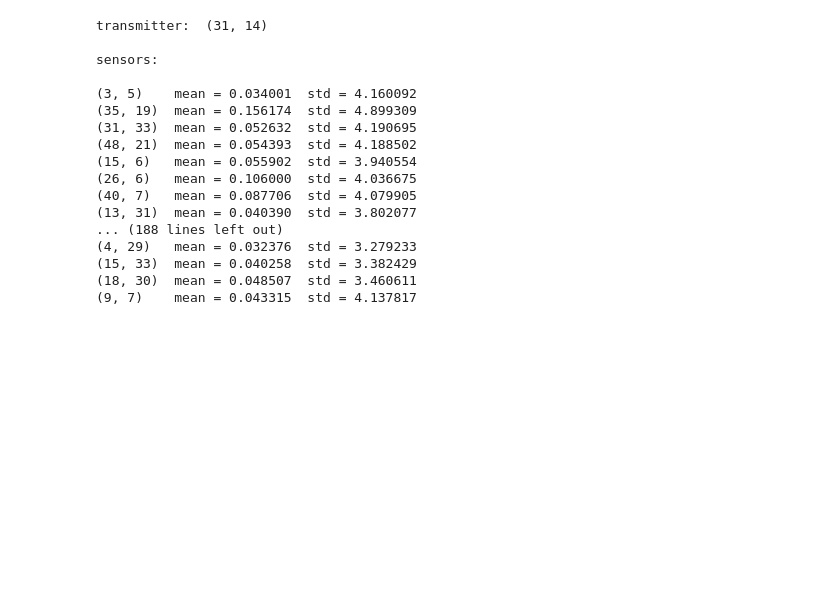
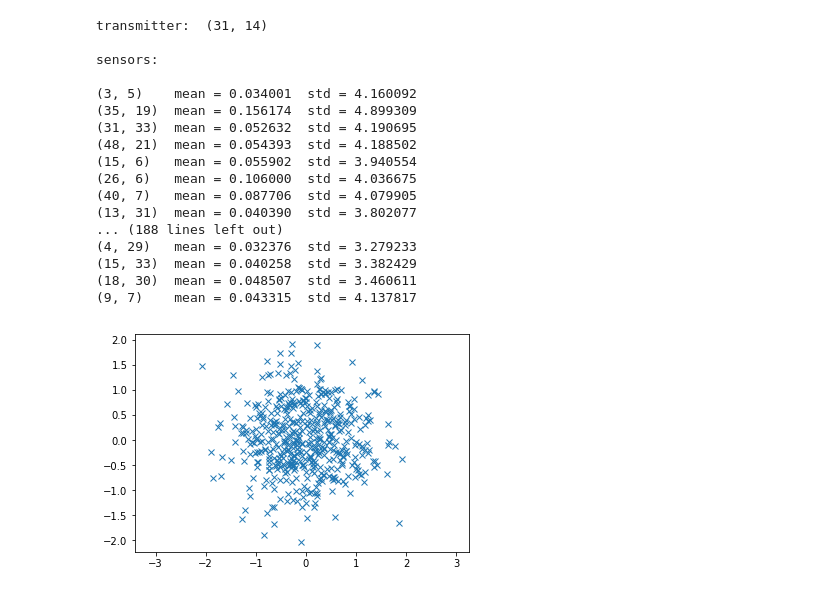
Before and after one commit to Wings-Lab/SelectSensor, a Jupyter notebook: select_sensor.ipynb, the cells around one changed output. Drawn from its saved outputs; the diff is of its cells as text; code cells hidden in the pictures; blank space fills up the shorter version.

```diff
--- a/select_sensor.ipynb
+++ b/select_sensor.ipynb
@@ -21,3 +24,13 @@ sensors:
 (15, 33)  mean = 0.040258  std = 3.382429
 (18, 30)  mean = 0.048507  std = 3.460611
 (9, 7)    mean = 0.043315  std = 4.137817
+# %%
+mean = [0, 0]
+cov = [[0.5, 0], [0, 0.5]]
+# %%
+x, y = np.random.multivariate_normal(mean, cov, 500).T
+plt.plot(x, y, 'x')
+plt.axis('equal')
+plt.show()
+# %% [output]
+[figure, added]
```
Also changed, not shown: parts of 17 cells of this notebook, 2 other files.
